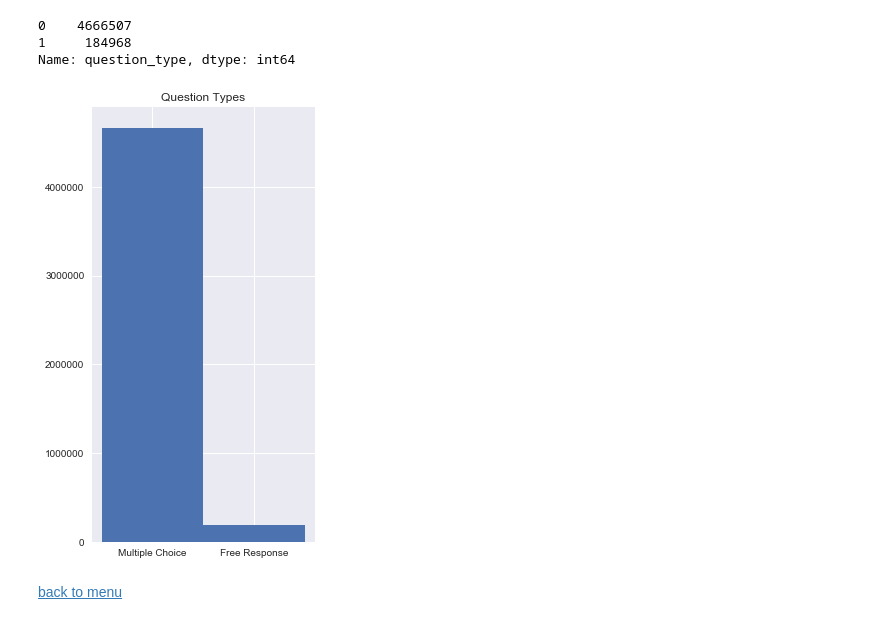
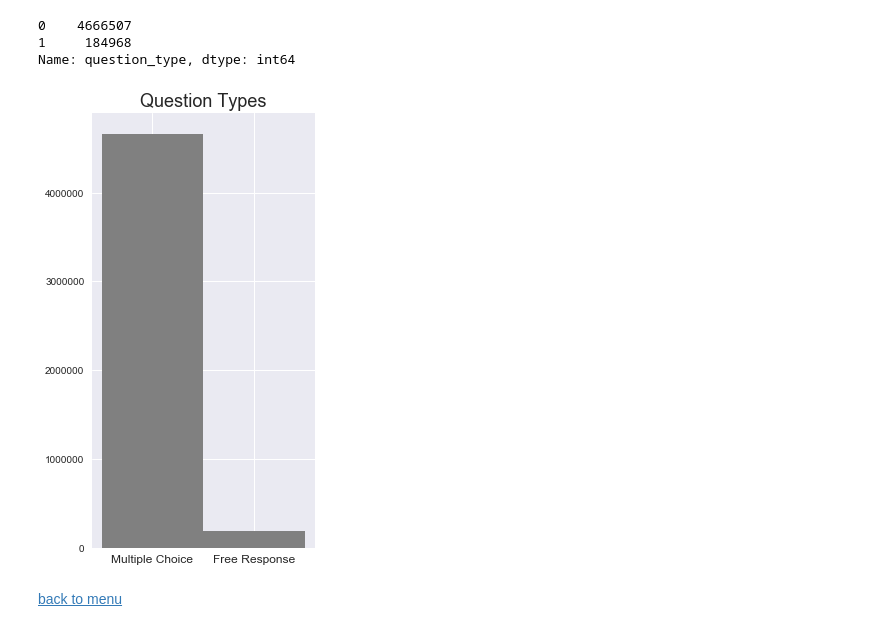
Before and after one commit to oserttas-math/predicting_assessment_mastery, a Jupyter notebook: notebooks/1.0-humburgc-initial_data_exploration.ipynb, the cells around one changed output. Drawn from its saved outputs; the diff is of its cells as text; code cells hidden in the pictures.

```diff
--- a/notebooks/1.0-humburgc-initial_data_exploration.ipynb
+++ b/notebooks/1.0-humburgc-initial_data_exploration.ipynb
@@ -519,25 +539,24 @@ Name: question_type, dtype: int64
 # %%
 # Set the bin parameters:
 bins = (0,1,1,2)
 
 # Set up the overall figure dimensions and subplot arrangement:
 fig, ax = plt.subplots(1,1, figsize=(4,8))
 
 # Create the histogram from the question_type column of the dataframe:
-ax.hist(df.question_type, bins=bins, align='left')
+ax.hist(df.question_type, bins=bins, align='left', color='grey')
 
-# Align tickmark labels and apply best fit:
+# Align tickmark labels:
 ax.set_xticks(bins[:-1])
-plt.autoscale(enable=True, axis='both')
 
 # Create labels and a title:
-ax.set_xticklabels(['Multiple Choice', 'Free Response'])
-plt.title('Question Types')
+ax.set_xticklabels(['Multiple Choice', 'Free Response'], fontsize=12)
+plt.title('Question Types', fontsize=18)
 
 # Display the plot:
 plt.show()
 # %% [output]
-[figure, old version]
+[figure, new version]
 # %% [markdown]
 <a id='group_name' href='#top'>back to menu</a>
 # %% [markdown]
```
Also changed, not shown: parts of 15 cells of this notebook.
